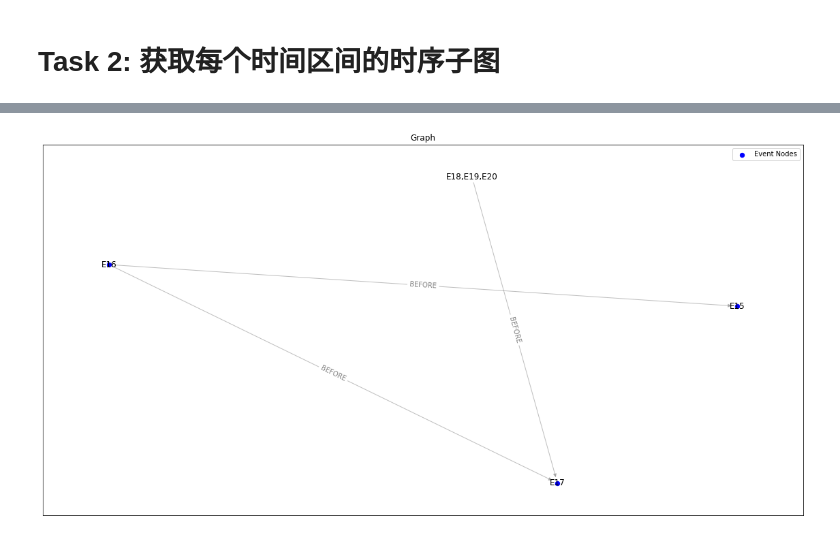
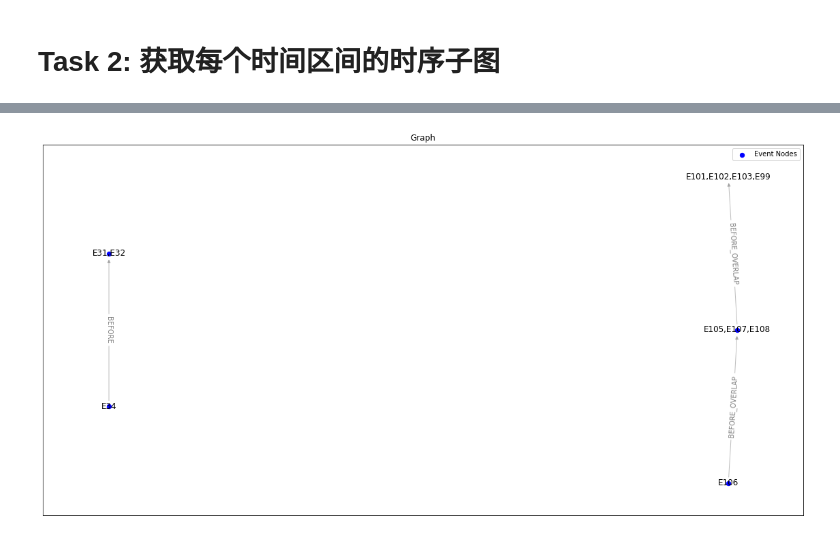
Before and after one commit to wtgme/Temporal_relation, a Jupyter notebook: data_builder_pipeline.ipynb, the cells around one changed output, grey strips where cells are left out. Drawn from its saved outputs; the diff is of its cells as text; code cells hidden in the pictures.

Commit message:
update data processing

```diff
--- a/data_builder_pipeline.ipynb
+++ b/data_builder_pipeline.ipynb
@@ -377,4 +398,5 @@ __****UPDATED. Old version is above. Below NEW__
 # %%
+
 def get_paths_to_time_nodes(G, node, time_node_types=['time', 'date'], filter_overlap=False, filter_mult_time_paths=False, filter_consecutive_durations=False):
     """
     Get paths from `node` to all `time` nodes and from `time` nodes to `node`.
@@ -386,13 +408,17 @@ def get_paths_to_time_nodes(G, node, time_node_types=['time', 'date'], filter_ov
     # Identify time nodes
     time_nodes = [n for n, attr in G.nodes(data=True) if attr.get("type", "").lower() in time_node_types]
 
+
+
     # Pre-filter the graph to remove unnecessary edges
     def filter_graph(graph):
         filtered_graph = graph.copy()
         if filter_overlap:
+
+            # Step 3: 删除类型为 OVERLAP 或 UNKNOWN 的边
             edges_to_remove = [
-                (u, v) for u, v, attr in graph.edges(data=True)
-                if attr.get('type', 'UNKNOWN') in ["OVERLAP", "UNKNOWN"]
+                (u, v) for u, v, attr in filtered_graph.edges(data=True)
+                if attr.get('type', 'UNKNOWN') in {'OVERLAP', 'UNKNOWN'}
             ]
             filtered_graph.remove_edges_from(edges_to_remove)
         return filtered_graph
@@ -442,12 +468,12 @@ def get_paths_to_time_nodes(G, node, time_node_types=['time', 'date'], filter_ov
 
     return in_paths, out_paths
 # %%
-new_in_paths, new_out_paths = get_paths_to_time_nodes(G, 'E87', filter_overlap=False, filter_mult_time_paths=True, filter_consecutive_durations=True)
-print(len(new_in_paths), len(new_out_paths))
+new_in_paths, new_out_paths = get_paths_to_time_nodes(G, 'E16', filter_overlap=True, filter_mult_time_paths=True, filter_consecutive_durations=True)
+print(len(new_out_paths), len(new_in_paths))
 # print(new_in_paths)
 # print(new_out_paths)
-# print_paths(G, out_paths)
-# print_paths(G, in_paths)
+print_paths(G, new_out_paths)
+print_paths(G, new_in_paths)
 
 # 4 0
 # 9 115 39.8s
@@ -881,7 +852,7 @@ def infer_tail_start_time(G, out_paths):
 # %% [markdown]
 __****以上的11行的duration没有使用在计算中？__
 # %%
-in_paths, out_paths = get_paths_to_time_nodes(G, 'E87', filter_overlap=False, filter_mult_time_paths=True, filter_consecutive_durations=True)
+in_paths, out_paths = get_paths_to_time_nodes(G, 'E16', filter_overlap=True, filter_mult_time_paths=True, filter_consecutive_durations=True)
 # %%
 print("Node -> Time Nodes Paths:")
 print_paths(G, out_paths, abbr_path=False)
@@ -937,7 +905,7 @@ def get_all_event_start_times(G):
     if admission_node:
         in_paths, out_paths = get_paths_to_time_nodes(G, admission_node,
                                                        time_node_types=['date'],
-                                                       filter_overlap=False,
+                                                       filter_overlap=True,
                                                        filter_mult_time_paths=True,
                                                        filter_consecutive_durations=True)
         inferred_start_times_before = infer_head_start_time(G, out_paths)
@@ -949,7 +917,7 @@ def get_all_event_start_times(G):
 
     for node in nodes:
         in_paths, out_paths = get_paths_to_time_nodes(G, node,
-                                                       filter_overlap=False,
+                                                       filter_overlap=True,
                                                        filter_mult_time_paths=True,
                                                        filter_consecutive_durations=True)
 
@@ -1096,5 +1057,5 @@ for k, v in interval_to_nodes.items():
 # %%
-nodes = interval_to_nodes['0001-01-01 00:00:00 - 1993-09-29 23:59:59']
+nodes = interval_to_nodes['1999-03-30 00:00:00 - 1999-03-30 23:59:59']
 
 def merge_overlapping_nodes(G):
 
@@ -1121,34 +1082,34 @@ def merge_overlapping_nodes(G):
     newG = nx.DiGraph()
     for node in G.nodes():
         new_node = merged_nodes.get(node, node)  # 如果在 merge 中，就替换成新 id
         if new_node not in newG:
             newG.add_node(new_node, **merged_attrs.get(new_node, G.nodes[node]))
 
     # 重新添加边，保持所有原有的边属性
     for u, v, attrs in G.edges(data=True):
         merged_u = merged_nodes.get(u, u)  # 如果 u 被合并，就用新 id
         merged_v = merged_nodes.get(v, v)  # 如果 v 被合并，就用新 id
 
         if merged_u != merged_v or attrs.get("type").lower() not in ["overlap", "simultaneous"]:  # 避免 self-loop
             newG.add_edge(merged_u, merged_v, **attrs)
 
     return newG
 
 def get_subgraph_of_interval(G, nodes):
     subgraph = G.subgraph(nodes).copy()
 
     # 合并overlap
     subgraph = merge_overlapping_nodes(subgraph)
     # 找出孤立节点
     isolated_nodes = list(nx.isolates(subgraph))
     # 移除孤立节点
     subgraph.remove_nodes_from(isolated_nodes)
     return subgraph
 
 subgraph = get_subgraph_of_interval(G, nodes)
 draw_graph(subgraph, show_edge_labels=True)
 # %% [output]
-[figure, old version]
+[figure, new version]
 # %%
 def find_distinct_paths(G):
     all_paths = []
```
Also changed, not shown: parts of 20 cells of this notebook, 2 other files.
